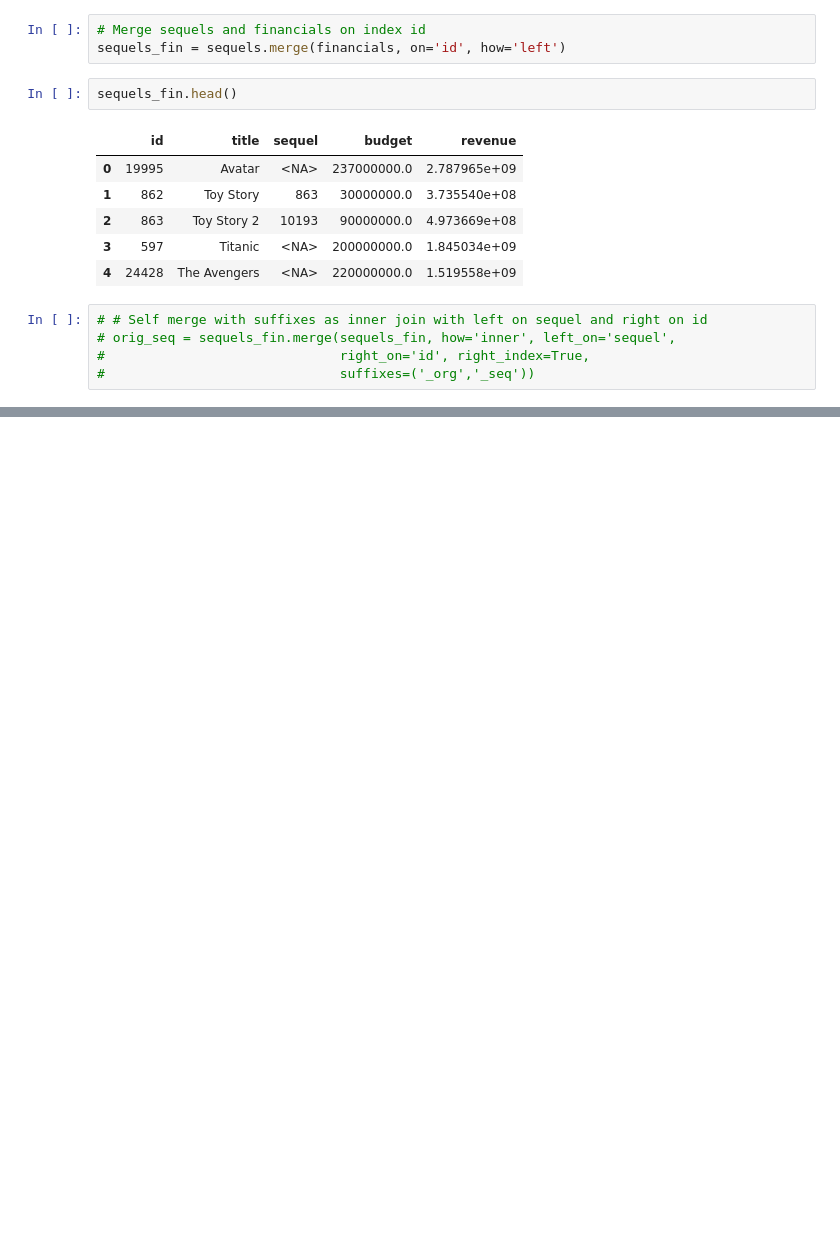
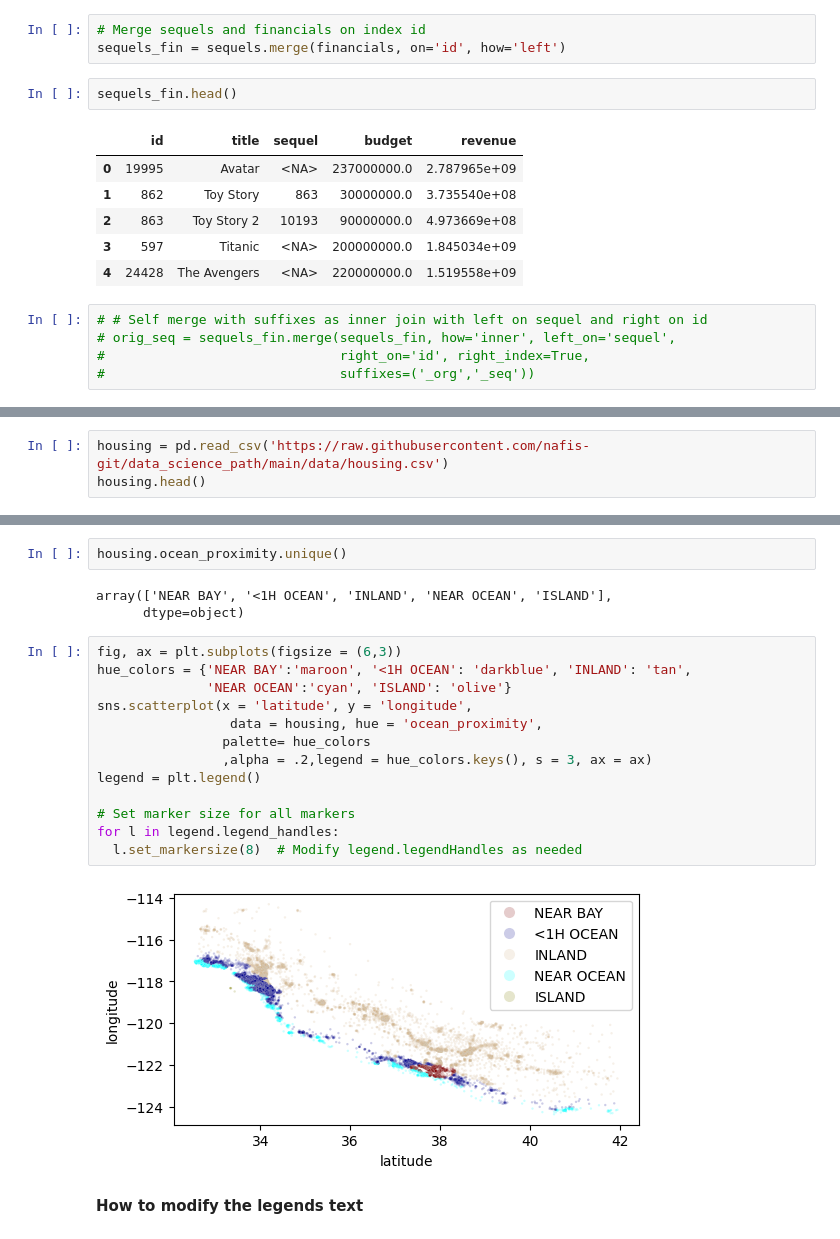
Before and after one commit to nafis-git/data_science_path, a Jupyter notebook: notebook/join_pandas.ipynb, the cells around one changed output, grey strips where cells are left out. Cells and saved outputs as stored; diff of their text form; blank space fills up the shorter version.

```diff
--- a/notebook/join_pandas.ipynb
+++ b/notebook/join_pandas.ipynb
@@ -160,0 +182,3 @@ sequels_fin.head()
+# %%
+housing = pd.read_csv('https://raw.githubusercontent.com/nafis-git/data_science_path/main/data/housing.csv')
+housing.head()
@@ -160,0 +192,22 @@ sequels_fin.head()
+# %%
+housing.ocean_proximity.unique()
+# %% [output]
+array(['NEAR BAY', '<1H OCEAN', 'INLAND', 'NEAR OCEAN', 'ISLAND'],
+      dtype=object)
+# %%
+fig, ax = plt.subplots(figsize = (6,3))
+hue_colors = {'NEAR BAY':'maroon', '<1H OCEAN': 'darkblue', 'INLAND': 'tan',
+              'NEAR OCEAN':'cyan', 'ISLAND': 'olive'}
+sns.scatterplot(x = 'latitude', y = 'longitude',
+                 data = housing, hue = 'ocean_proximity',
+                palette= hue_colors
+                ,alpha = .2,legend = hue_colors.keys(), s = 3, ax = ax)
+legend = plt.legend()
+
+# Set marker size for all markers
+for l in legend.legend_handles:
+  l.set_markersize(8)  # Modify legend.legendHandles as needed
+# %% [output]
+[figure, added]
+# %% [markdown]
+**How to modify the legends text**
```
Also changed, not shown: parts of 24 cells of this notebook.
